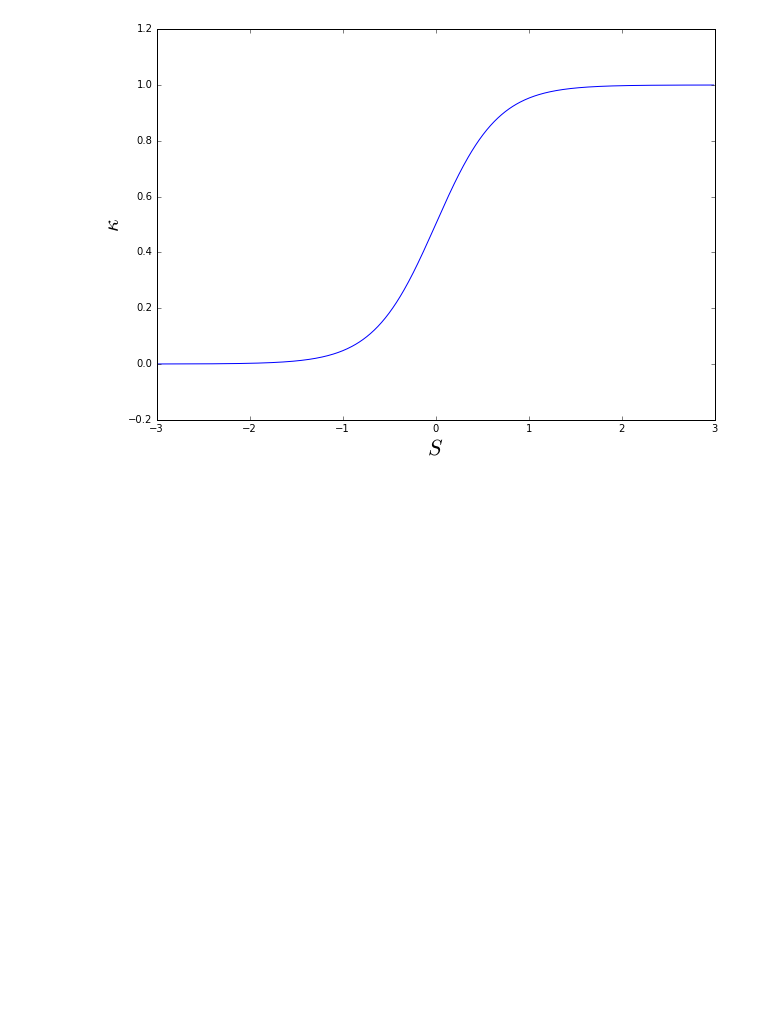
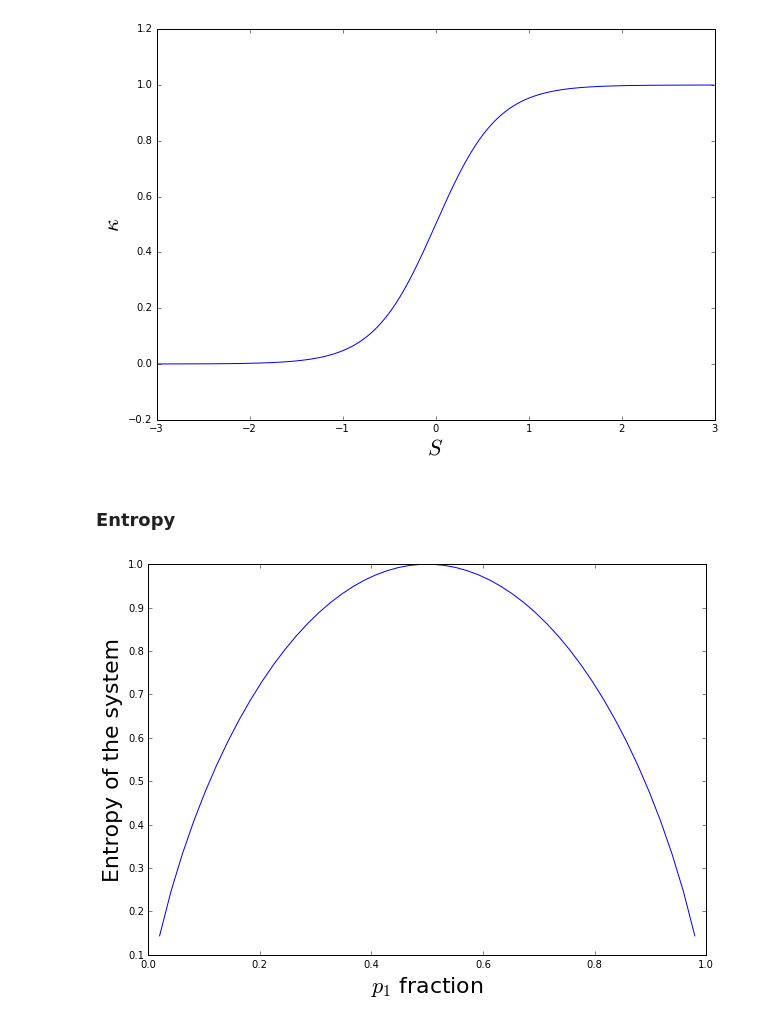
Before and after one commit to kamal94/Senior_Thesis, a Jupyter notebook: Companion.ipynb, the cells around one changed output. Cells and saved outputs as stored; diff of their text form; code cells hidden in the pictures; blank space fills up the shorter version.

```diff
--- a/Companion.ipynb
+++ b/Companion.ipynb
@@ -452,3 +452,15 @@ plt.plot(x,y)
 plt.savefig("figures/logisticfunction.pdf")
 # %% [output]
 [figure]
+# %% [markdown]
+### Entropy
+# %%
+x = np.linspace(0,1)
+y = -x*np.log2(x)-(1-x)*np.log2(1-x)
+plt.figure(figsize=(10,7))
+plt.plot(x,y)
+plt.xlabel("$p_1$ fraction", fontsize=fontsize)
+plt.ylabel("Entropy of the system", fontsize=fontsize)
+plt.savefig("figures/entropy_fig.pdf")
+# %% [output]
+[figure, added]
```
Also changed, not shown: parts of 4 cells of this notebook, 25 other files.
